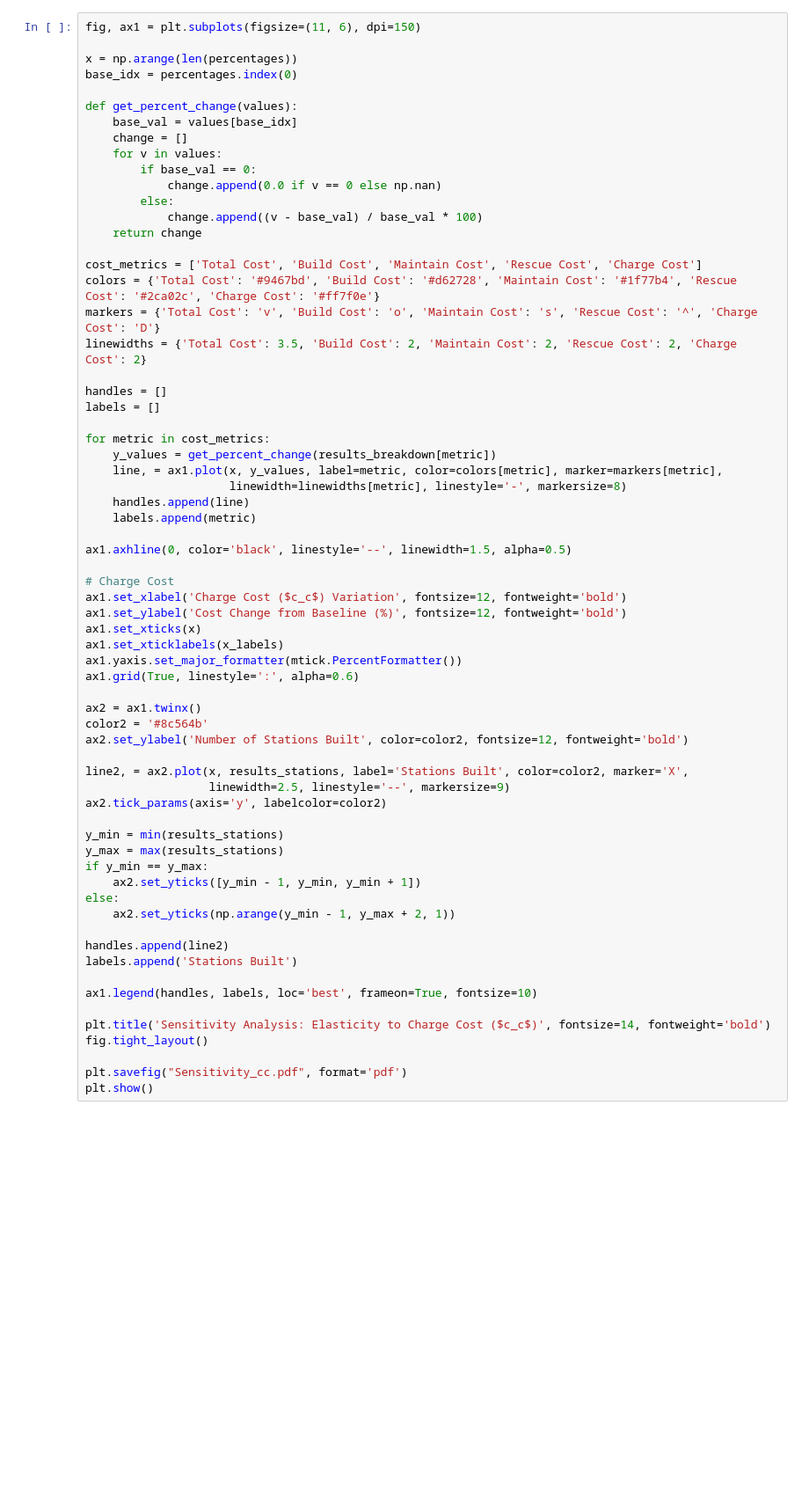
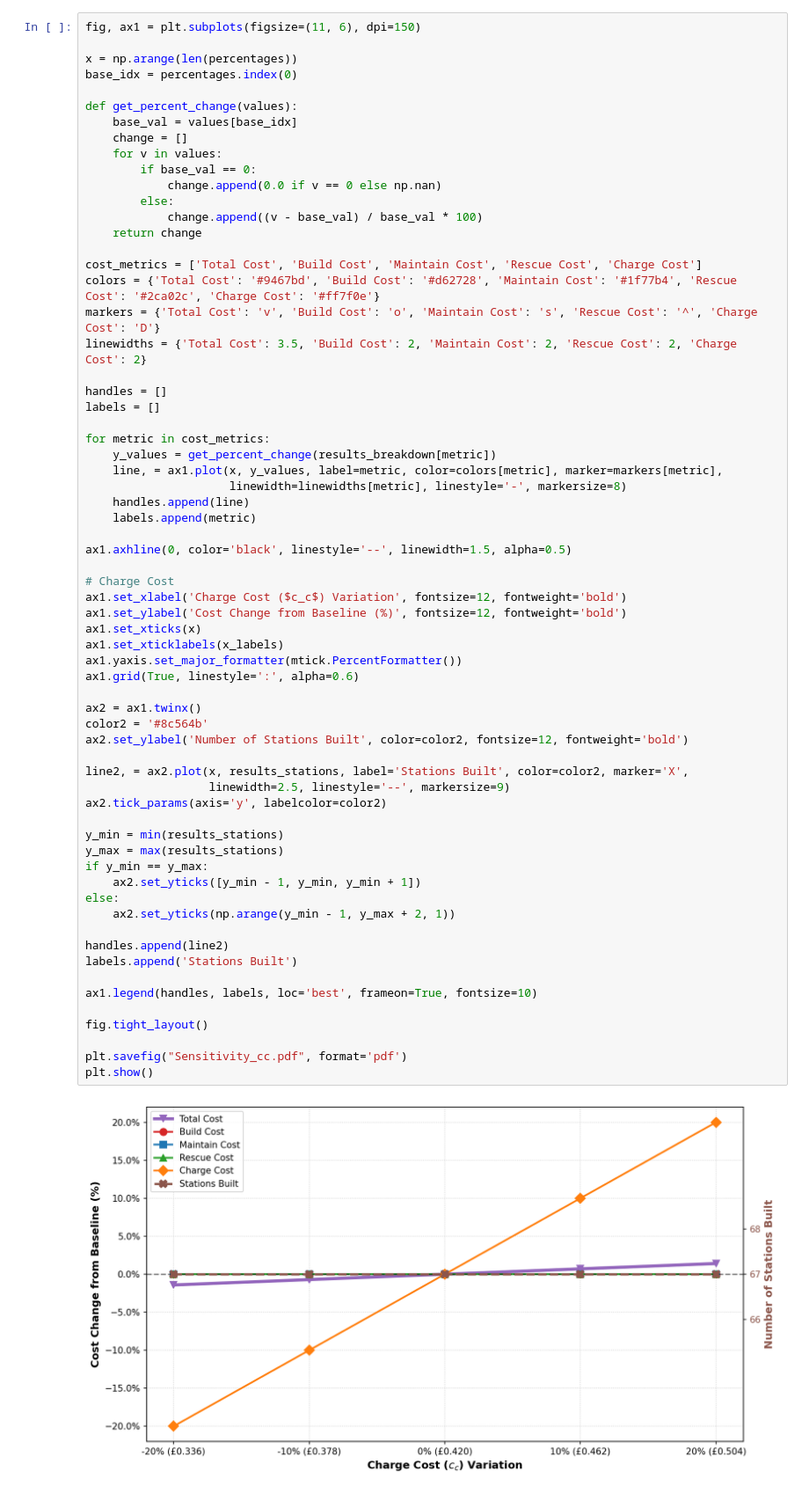
Before and after one commit to CAO-XUBO/RL_ass2, a Jupyter notebook: notebooks/04_Sensitivity_Analysis_cc.ipynb, the cells around one changed output. Shown at 88% size. Drawn from its saved outputs; the diff is of its cells as text; blank space fills up the shorter version.

Commit message:
sensitivity analysis

```diff
--- a/notebooks/04_Sensitivity_Analysis_cc.ipynb
+++ b/notebooks/04_Sensitivity_Analysis_cc.ipynb
@@ -138,31 +147,32 @@ ax1.set_xlabel('Charge Cost ($c_c$) Variation', fontsize=12, fontweight='bold')
 ax1.set_ylabel('Cost Change from Baseline (%)', fontsize=12, fontweight='bold')
 ax1.set_xticks(x)
 ax1.set_xticklabels(x_labels)
 ax1.yaxis.set_major_formatter(mtick.PercentFormatter())
 ax1.grid(True, linestyle=':', alpha=0.6)
 
 ax2 = ax1.twinx()
 color2 = '#8c564b'
 ax2.set_ylabel('Number of Stations Built', color=color2, fontsize=12, fontweight='bold')
 
 line2, = ax2.plot(x, results_stations, label='Stations Built', color=color2, marker='X',
                   linewidth=2.5, linestyle='--', markersize=9)
 ax2.tick_params(axis='y', labelcolor=color2)
 
 y_min = min(results_stations)
 y_max = max(results_stations)
 if y_min == y_max:
     ax2.set_yticks([y_min - 1, y_min, y_min + 1])
 else:
     ax2.set_yticks(np.arange(y_min - 1, y_max + 2, 1))
 
 handles.append(line2)
 labels.append('Stations Built')
 
 ax1.legend(handles, labels, loc='best', frameon=True, fontsize=10)
 
-plt.title('Sensitivity Analysis: Elasticity to Charge Cost ($c_c$)', fontsize=14, fontweight='bold')
 fig.tight_layout()
 
 plt.savefig("Sensitivity_cc.pdf", format='pdf')
 plt.show()
+# %% [output]
+[figure, added]
```
Also changed, not shown: parts of 2 cells of this notebook, 5 other files.
